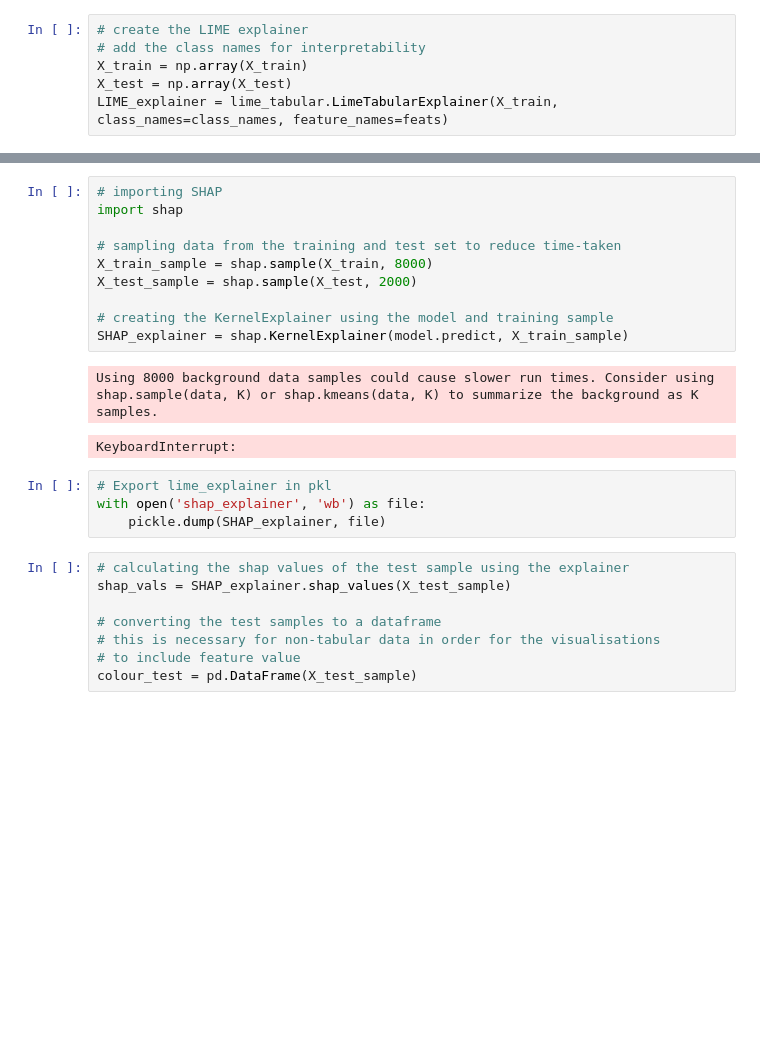
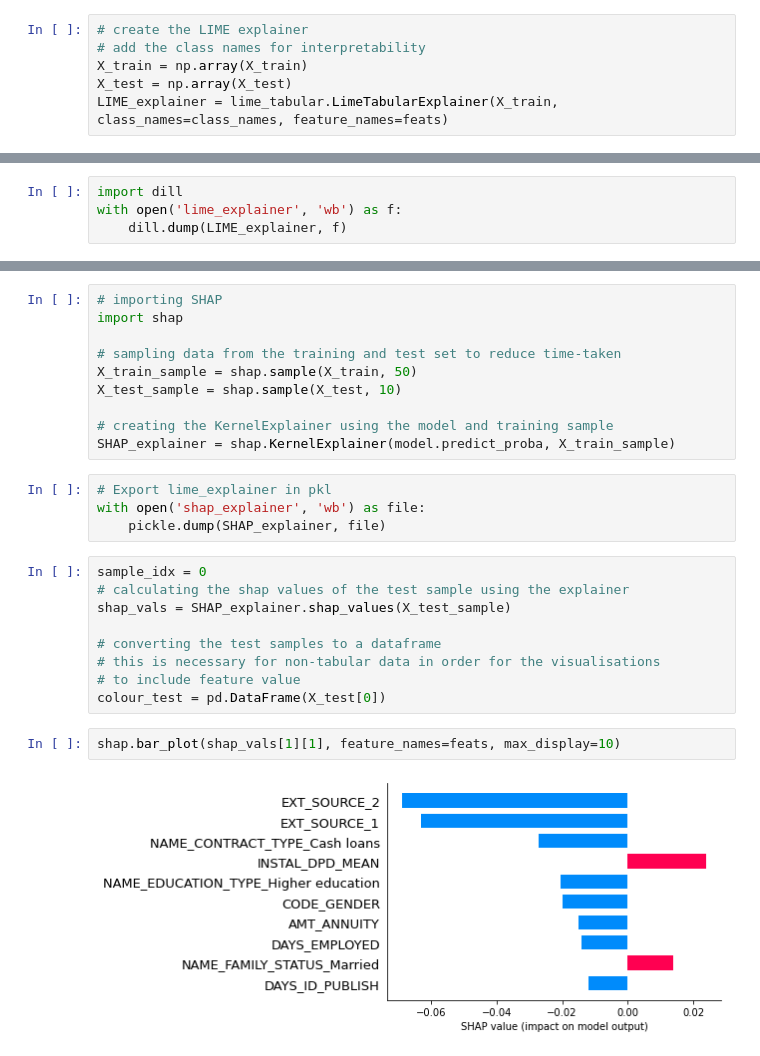
Before and after one commit to FranckLM3/P7_Implementez_modele_scoring, a Jupyter notebook: P7_modelisation.ipynb, the cells around one changed output, grey strips where cells are left out. Saved outputs shown, nothing was run; the diff lists cells and outputs as text; blank space fills up the shorter version.

```diff
--- a/P7_modelisation.ipynb
+++ b/P7_modelisation.ipynb
@@ -1342,3 +1350,7 @@ LIME_explainer = lime_tabular.LimeTabularExplainer(X_train, class_names=class_na
+# %%
+import dill
+with open('lime_explainer', 'wb') as f:
+    dill.dump(LIME_explainer, f)
 # %%
 
 idx = np.random.randint(1, len(X_test))
@@ -1361,24 +1373,26 @@ Actual :      0
 import shap
 
 # sampling data from the training and test set to reduce time-taken
-X_train_sample = shap.sample(X_train, 8000)
-X_test_sample = shap.sample(X_test, 2000)
+X_train_sample = shap.sample(X_train, 50)
+X_test_sample = shap.sample(X_test, 10)
 
 # creating the KernelExplainer using the model and training sample
-SHAP_explainer = shap.KernelExplainer(model.predict, X_train_sample)
+SHAP_explainer = shap.KernelExplainer(model.predict_proba, X_train_sample)
-# %% [output]
-Using 8000 background data samples could cause slower run times. Consider using shap.sample(data, K) or shap.kmeans(data, K) to summarize the background as K samples.
-KeyboardInterrupt:
 # %%
 # Export lime_explainer in pkl
 with open('shap_explainer', 'wb') as file:
     pickle.dump(SHAP_explainer, file)
 # %%
+sample_idx = 0
 # calculating the shap values of the test sample using the explainer
 shap_vals = SHAP_explainer.shap_values(X_test_sample)
 
 # converting the test samples to a dataframe
 # this is necessary for non-tabular data in order for the visualisations
 # to include feature value
-colour_test = pd.DataFrame(X_test_sample)
+colour_test = pd.DataFrame(X_test[0])
+# %%
+shap.bar_plot(shap_vals[1][1], feature_names=feats, max_display=10)
+# %% [output]
+[figure, added]
 # %%
```
Also changed, not shown: parts of 10 cells of this notebook, 10 other files.
